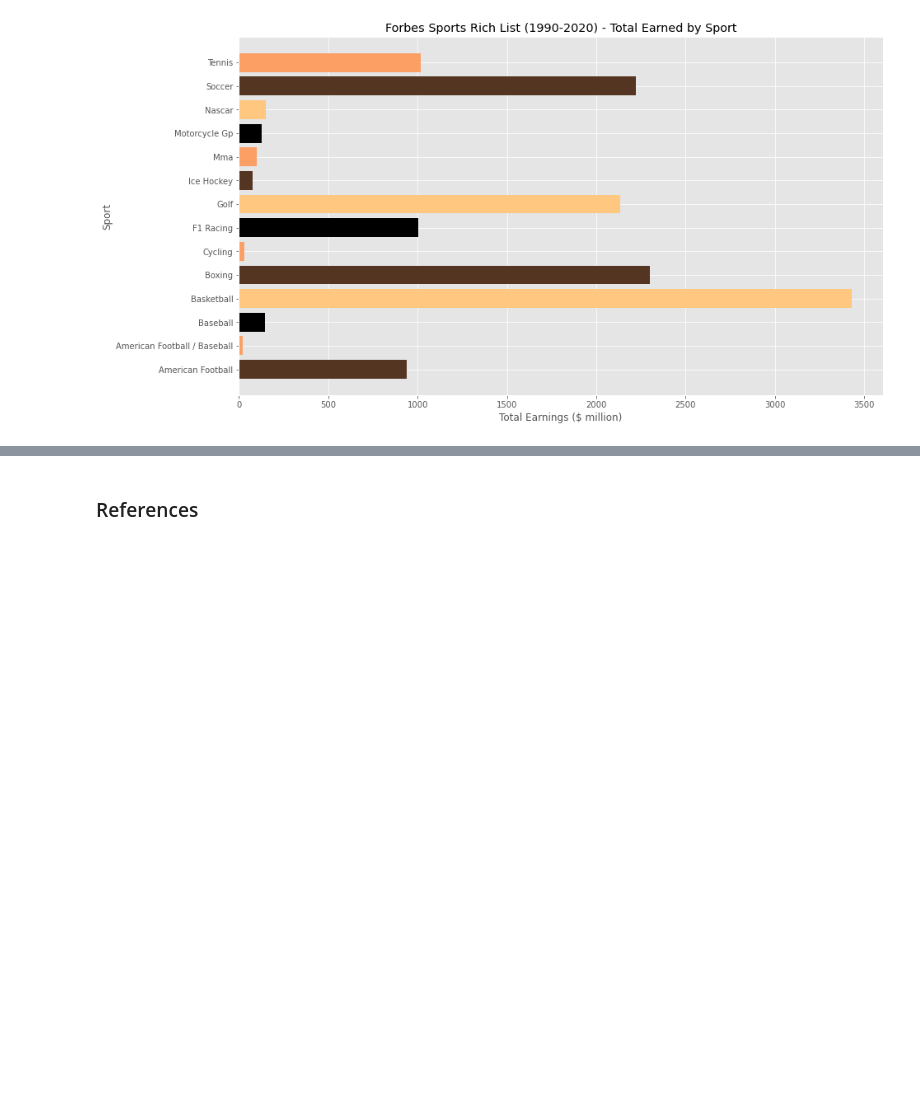
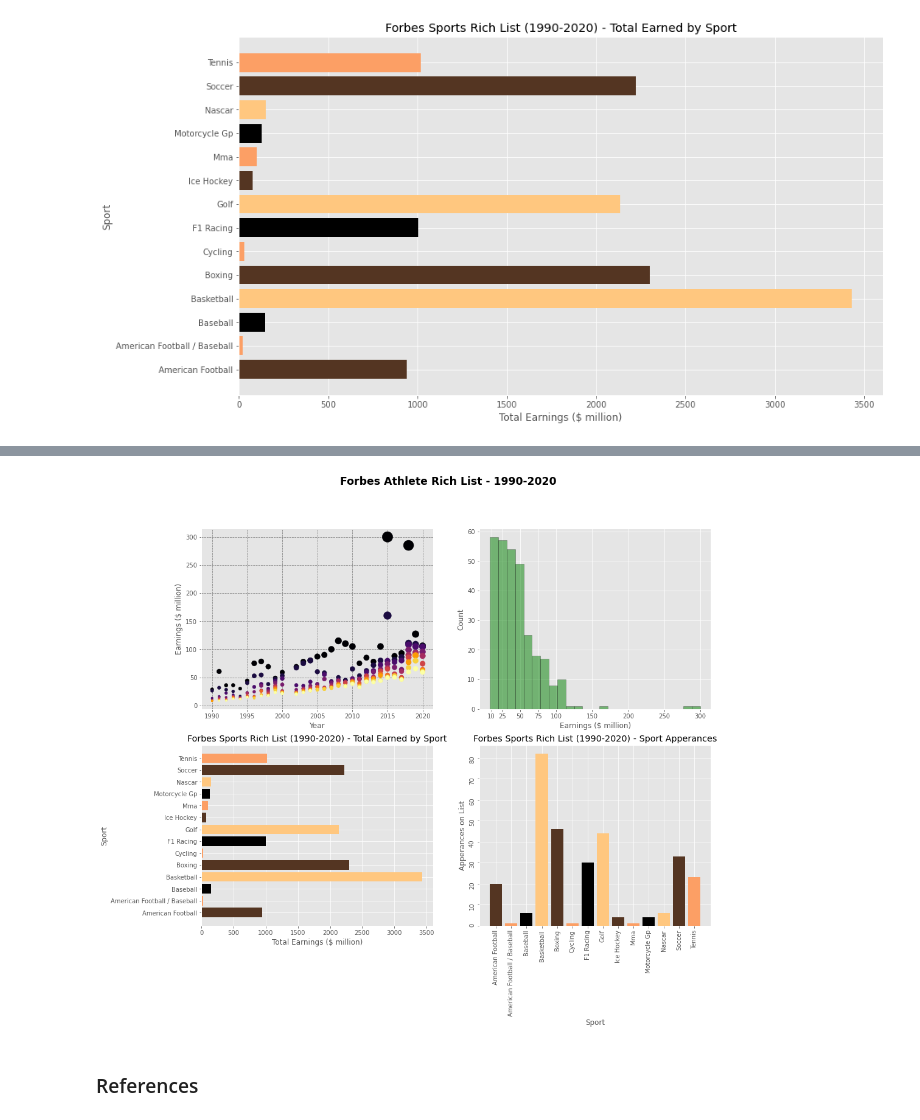
Before and after one commit to andrewjscott/Fundamentals-of-Data-Analysis-Assignment, a Jupyter notebook: pyplot.ipynb, the cells around one changed output, grey strips where cells are left out. Drawn from its saved outputs; the diff is of its cells as text; code cells hidden in the pictures; blank space fills up the shorter version.

Commit message:
Added more text about pyplot and the plot types, coded subplots

```diff
--- a/pyplot.ipynb
+++ b/pyplot.ipynb
@@ -265,2 +296,46 @@ plt.savefig('pyplot/pyplot-outputs/ForbesRichSportTotalBar.png')
+# %%
+# Create a 2x2 subplot of the Forbes dataset plots
+f, ((ax1, ax2), (ax3, ax4)) = plt.subplots(2, 2, sharex=False, sharey=False, figsize=(15,12))
+
+f.suptitle("Forbes Athlete Rich List - 1990-2020", fontsize='xx-large', fontweight='bold')
+
+# Recreaate scatterplot in the top left panel
+ax1.scatter(x=df["Year"], y=df["earnings ($ million)"],
+            s=df["earnings ($ million)"],c=df["Current Rank"], marker='o',
+           cmap = 'inferno')
+ax1.set_xlabel("Year")
+ax1.set_ylabel("Earnings ($ million)")
+ax1.grid(True, color='gray', linestyle = "--")
+
+# Recreate histogram in the top right panel
+ax2.hist(df["earnings ($ million)"], bins = 25, color='g',
+         alpha=0.5, edgecolor='black')
+ax2.set_xlabel("Earnings ($ million)")
+ax2.set_ylabel("Count")
+# Giving the plot unique ticks on the x-axis so there are more markers where the plot has more datapoints
+x_ticks = [10, 25, 50, 75, 100, 150, 200, 250, 300]
+#add x-axis values to plot
+ax2.set_xticks(ticks=x_ticks)
+
+# Recreate horizontal barplot in the bottom right panel
+ax3.barh(df_sport['Sport'], df_sport['Total Earnings ($ million)'], color=colors)
+ax3.set_title("Forbes Sports Rich List (1990-2020) - Total Earned by Sport")
+ax3.set_xlabel("Total Earnings ($ million)")
+ax3.set_ylabel("Sport")
+
+# Recreate vertical barplot in the bottom left panel
+data_color = [200.,600.,0.,750.]
+data_color_normalized = [x / max(data_color) for x in data_color]
+my_cmap = plt.cm.get_cmap('copper')
+colors = my_cmap(data_color_normalized)
+ax4.bar(df_sport['Sport'], df_sport['Count'], color=colors)
+ax4.set_title("Forbes Sports Rich List (1990-2020) - Sport Apperances")
+ax4.set_xlabel("Sport")
+ax4.set_ylabel("Apperances on List")
+ax4.tick_params(labelrotation=90)
+
+plt.savefig('pyplot/pyplot-outputs/ForbesAllPlots.png')
+# %% [output]
+[figure, added]
 # %% [markdown]
 ### References
```
Also changed, not shown: parts of 24 cells of this notebook, 1 other file.
